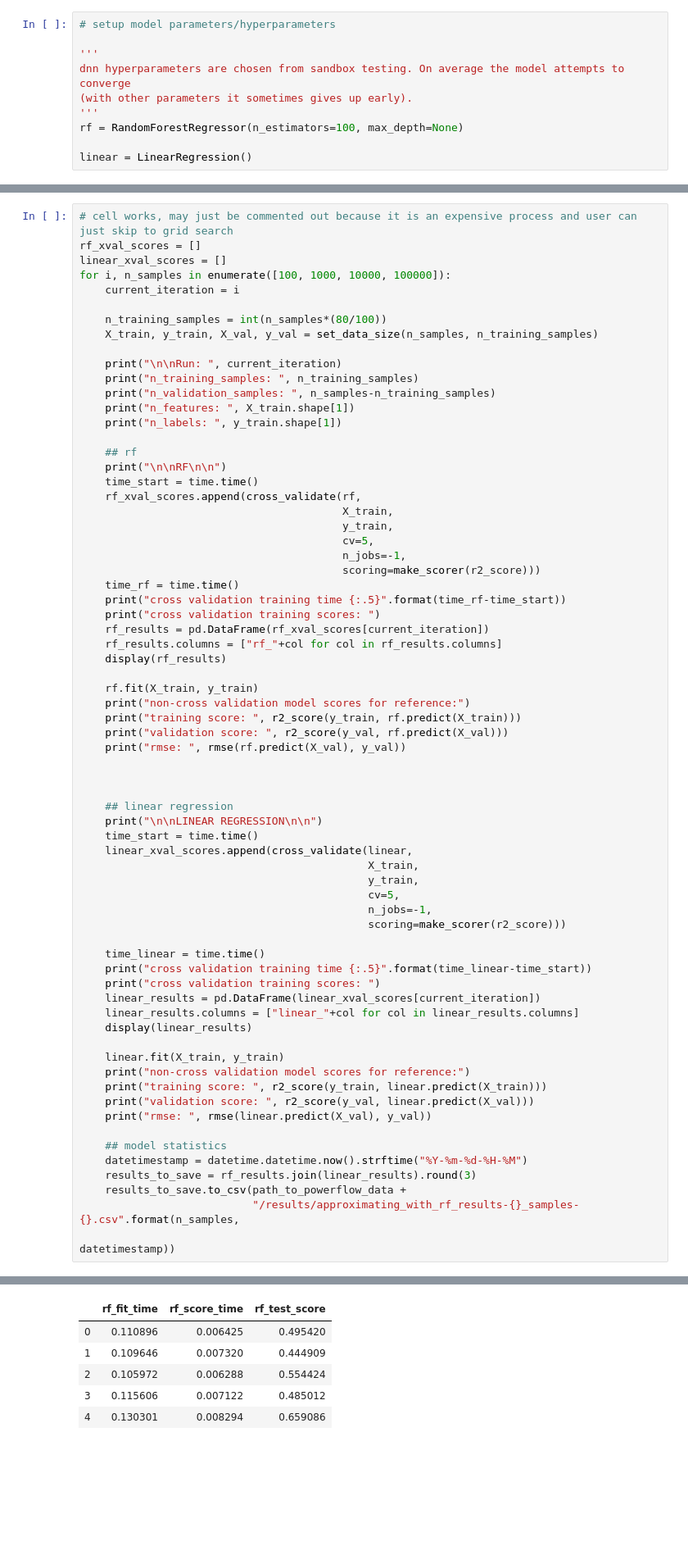
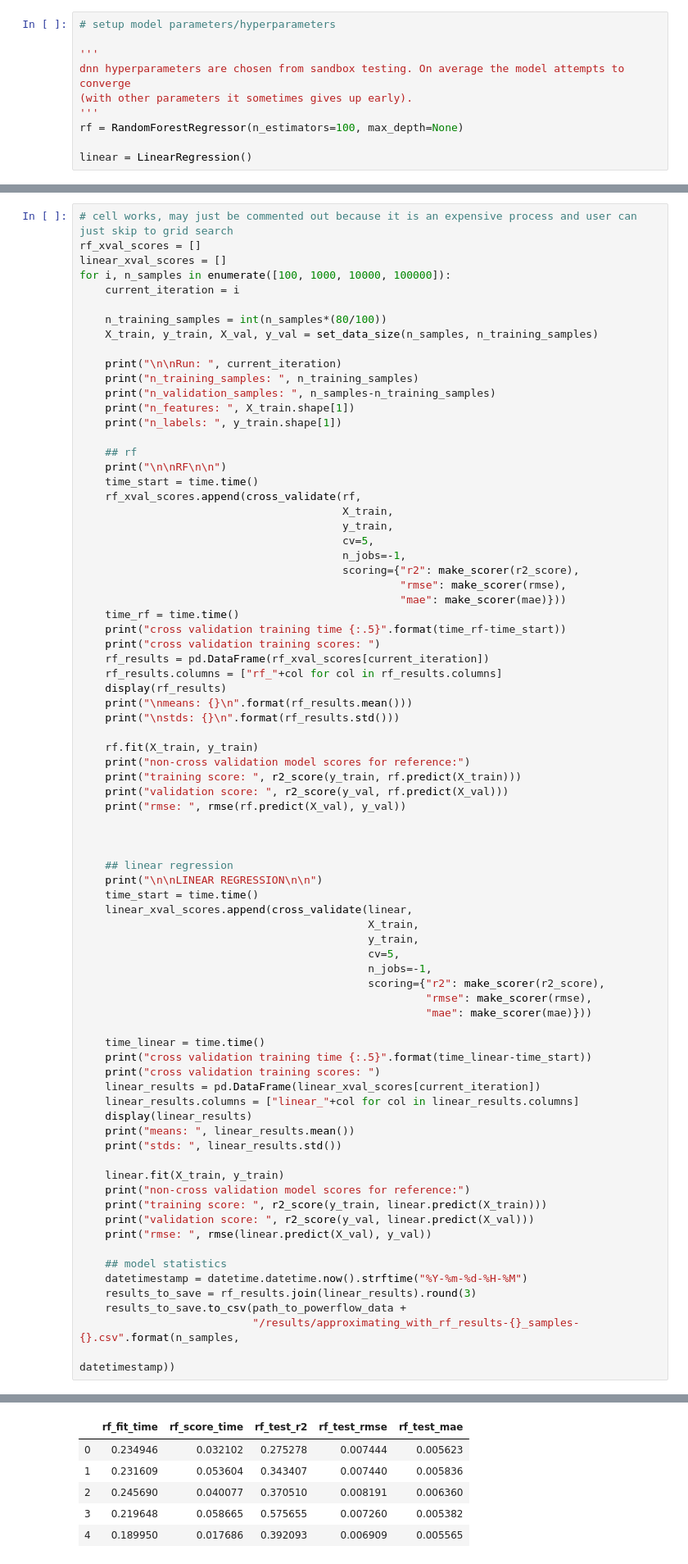
Before and after one commit to mbardwell/masters-simapprox, a Jupyter notebook: smart-sim/simhandler/ieee-13_approximating-with-RF.ipynb, the cells around one changed output, grey strips where cells are left out. Shown at 82% size. Saved outputs shown, nothing was run; the diff lists cells and outputs as text; blank space fills up the shorter version.

```diff
--- a/smart-sim/simhandler/ieee-13_approximating-with-RF.ipynb
+++ b/smart-sim/simhandler/ieee-13_approximating-with-RF.ipynb
@@ -367,13 +400,17 @@ for i, n_samples in enumerate([100, 1000, 10000, 100000]):
                                          y_train,
                                          cv=5,
                                          n_jobs=-1,
-                                         scoring=make_scorer(r2_score)))
+                                         scoring={"r2": make_scorer(r2_score),
+                                                  "rmse": make_scorer(rmse),
+                                                  "mae": make_scorer(mae)}))
     time_rf = time.time()
     print("cross validation training time {:.5}".format(time_rf-time_start))
     print("cross validation training scores: ")
     rf_results = pd.DataFrame(rf_xval_scores[current_iteration])
     rf_results.columns = ["rf_"+col for col in rf_results.columns]
     display(rf_results)
+    print("\nmeans: {}\n".format(rf_results.mean()))
+    print("\nstds: {}\n".format(rf_results.std()))
 
     rf.fit(X_train, y_train)
     print("non-cross validation model scores for reference:")
@@ -391,7 +428,9 @@ for i, n_samples in enumerate([100, 1000, 10000, 100000]):
                                              y_train,
                                              cv=5,
                                              n_jobs=-1,
-                                             scoring=make_scorer(r2_score)))
+                                             scoring={"r2": make_scorer(r2_score),
+                                                      "rmse": make_scorer(rmse),
+                                                      "mae": make_scorer(mae)}))
 
     time_linear = time.time()
     print("cross validation training time {:.5}".format(time_linear-time_start))
@@ -399,6 +438,8 @@ for i, n_samples in enumerate([100, 1000, 10000, 100000]):
     linear_results = pd.DataFrame(linear_xval_scores[current_iteration])
     linear_results.columns = ["linear_"+col for col in linear_results.columns]
     display(linear_results)
+    print("means: ", linear_results.mean())
+    print("stds: ", linear_results.std())
 
     linear.fit(X_train, y_train)
     print("non-cross validation model scores for reference:")
@@ -427,7 +468,7 @@ cross validation training time 1.3524
 cross validation training scores:
-|  | rf_fit_time | rf_score_time | rf_test_score |
-| 0 | 0.110896 | 0.006425 | 0.495420 |
-| 1 | 0.109646 | 0.007320 | 0.444909 |
-| 2 | 0.105972 | 0.006288 | 0.554424 |
-| 3 | 0.115606 | 0.007122 | 0.485012 |
-| 4 | 0.130301 | 0.008294 | 0.659086 |
+|  | rf_fit_time | rf_score_time | rf_test_r2 | rf_test_rmse | rf_test_mae |
+| 0 | 0.234946 | 0.032102 | 0.275278 | 0.007444 | 0.005623 |
+| 1 | 0.231609 | 0.053604 | 0.343407 | 0.007440 | 0.005836 |
+| 2 | 0.245690 | 0.040077 | 0.370510 | 0.008191 | 0.006360 |
+| 3 | 0.219648 | 0.058665 | 0.575655 | 0.007260 | 0.005382 |
+| 4 | 0.189950 | 0.017686 | 0.392093 | 0.006909 | 0.005565 |
```
Also changed, not shown: parts of 14 cells of this notebook, 22 other files.
